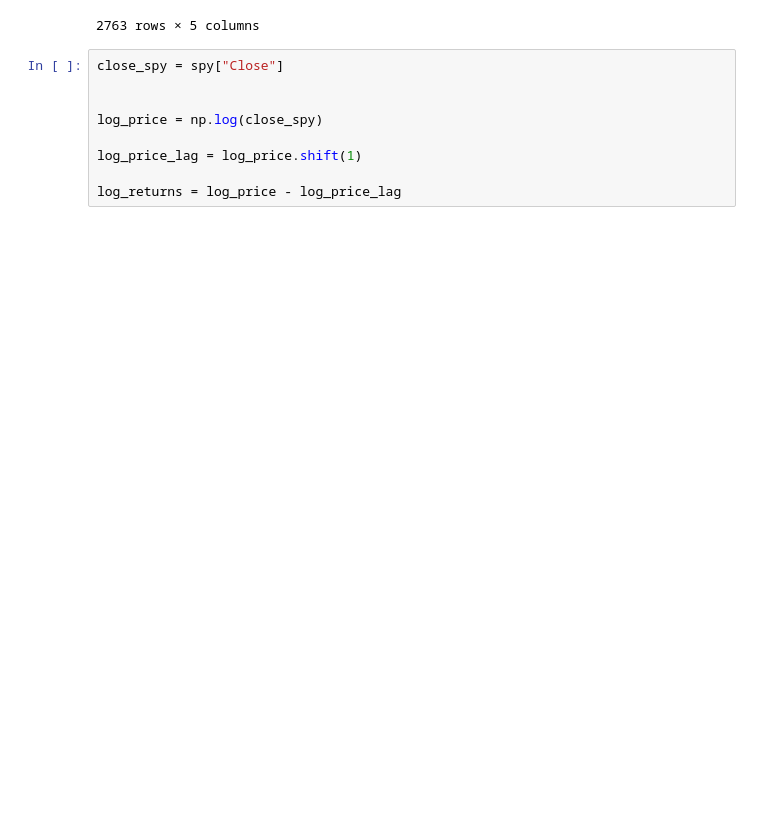
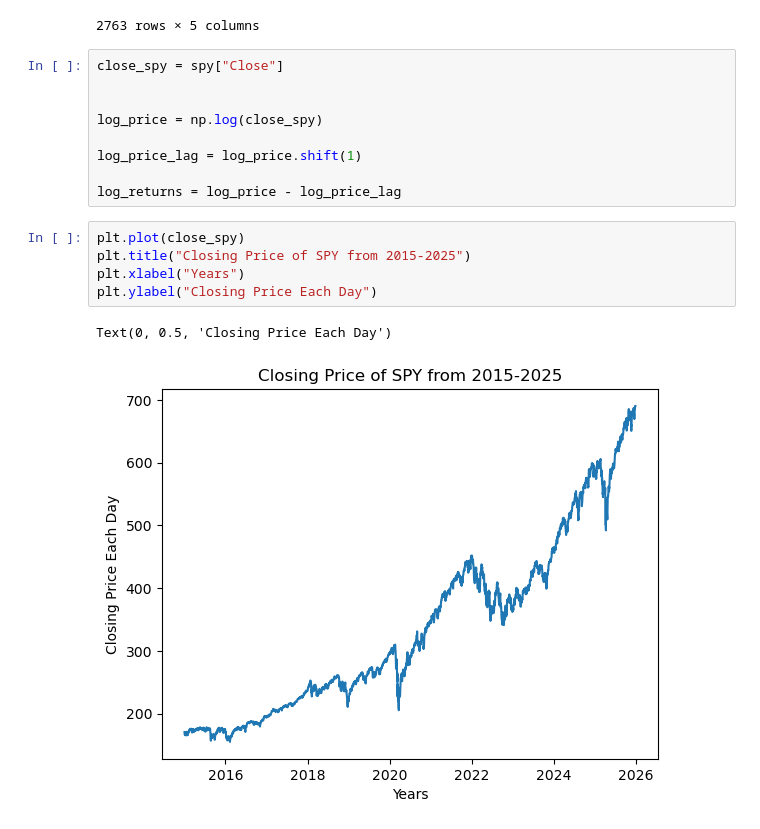
Before and after one commit to viraj-2902/quant-foundations, a Jupyter notebook: notebooks/01_time_series_basics.ipynb, the cells around one changed output. Saved outputs shown, nothing was run; the diff lists cells and outputs as text; blank space fills up the shorter version.

Commit message:
Visualize SPY prices vs log returns and motivate return modeling

```diff
--- a/notebooks/01_time_series_basics.ipynb
+++ b/notebooks/01_time_series_basics.ipynb
@@ -36,3 +36,11 @@ log_price = np.log(close_spy)
 log_price_lag = log_price.shift(1)
 
 log_returns = log_price - log_price_lag
+# %%
+plt.plot(close_spy)
+plt.title("Closing Price of SPY from 2015-2025")
+plt.xlabel("Years")
+plt.ylabel("Closing Price Each Day")
+# %% [output]
+Text(0, 0.5, 'Closing Price Each Day')
+[figure, added]
```
Also changed, not shown: parts of 2 cells of this notebook.
